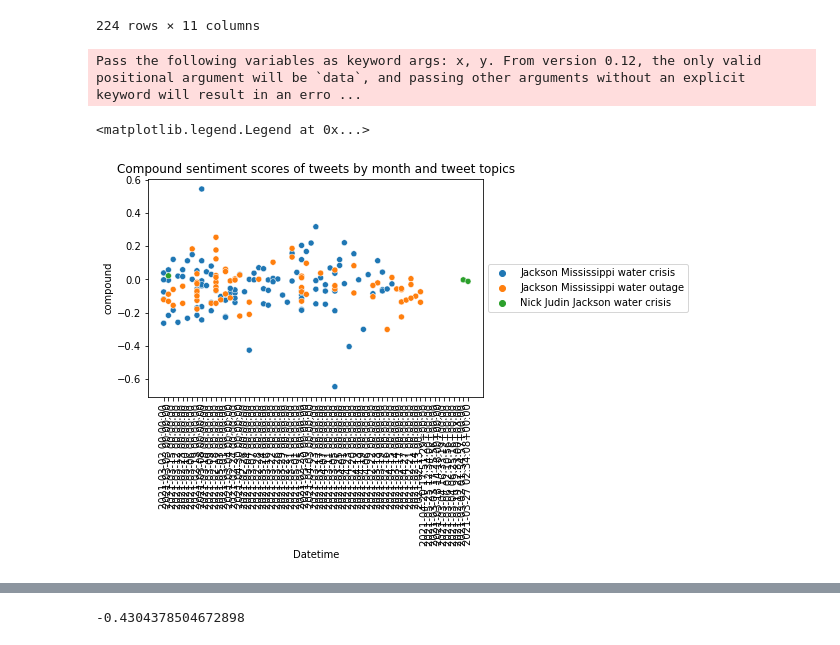
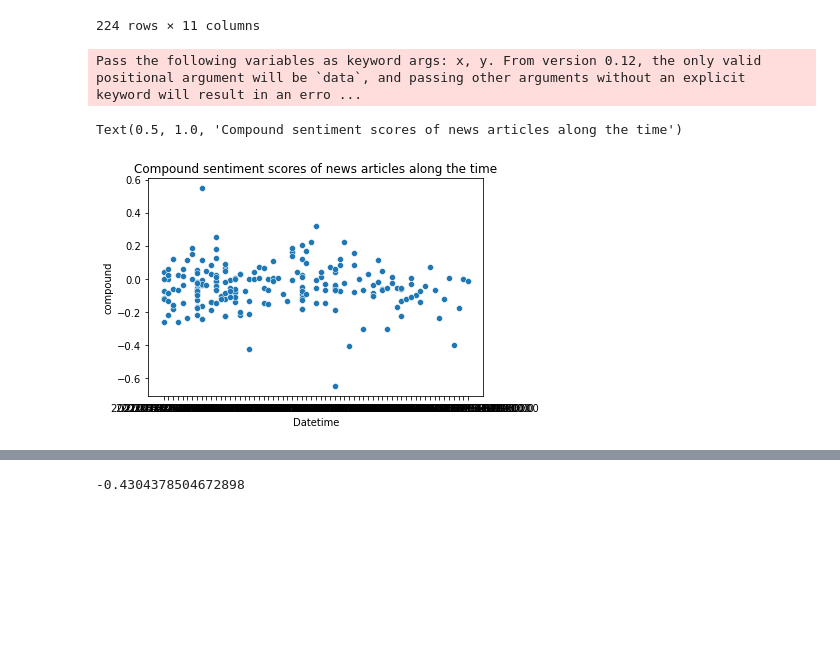
Before and after one commit to rishabhstha/JacksonWaterCrisisAnalysisML, a Jupyter notebook: MLTweets.ipynb, the cells around one changed output, grey strips where cells are left out. Saved outputs shown, nothing was run; the diff lists cells and outputs as text; code cells hidden in the pictures; blank space fills up the shorter version.

Commit message:
Updated some visualizations

```diff
--- a/MLTweets.ipynb
+++ b/MLTweets.ipynb
@@ -294,13 +288,11 @@ news_data
 # %%
 #Scatterplot for
 
-sns.scatterplot(news_data['Datetime'],news_data['compound'], data=news_data,hue=news_data['Keyword']).set_title('Compound sentiment scores of tweets by month and tweet topics')
-plt.xticks(rotation=90)
-plt.legend(loc='center left', bbox_to_anchor=(1, 0.5), ncol=1)
+sns.scatterplot(news_data['Datetime'],news_data['compound'], data=news_data).set_title('Compound sentiment scores of news articles along the time')
 # %% [output]
 Pass the following variables as keyword args: x, y. From version 0.12, the only valid positional argument will be `data`, and passing other arguments without an explicit keyword will result in an erro ...
-<matplotlib.legend.Legend at 0x...>
+Text(0.5, 1.0, 'Compound sentiment scores of news articles along the time')
-[figure, old version]
+[figure, new version]
 # %%
 news_data['Type']="news"
 
```
Also changed, not shown: parts of 9 cells of this notebook, 23 other files.
